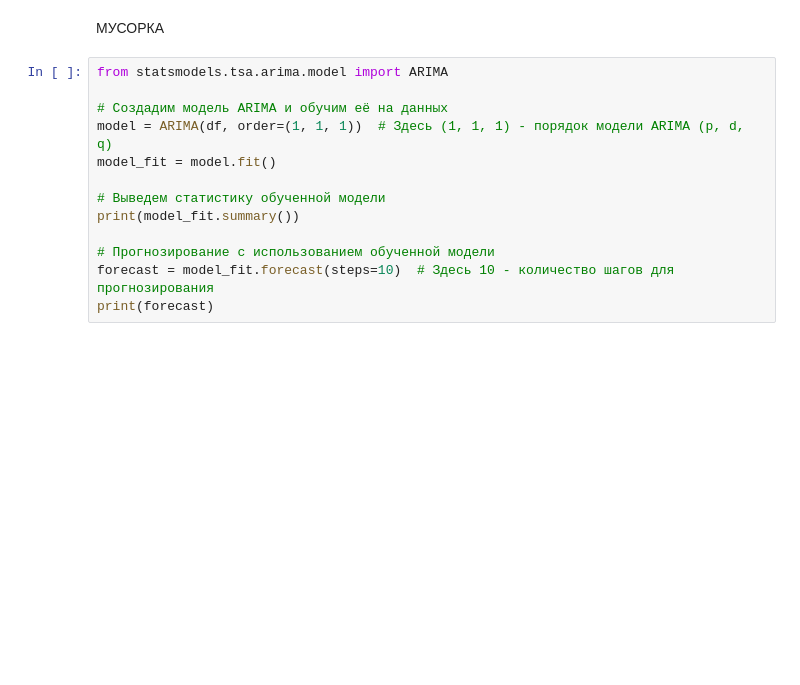
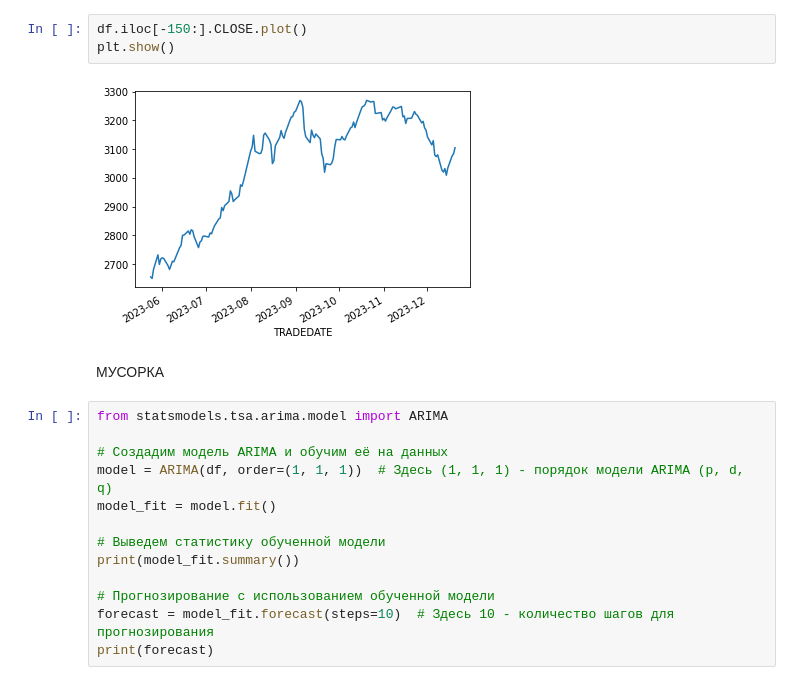
Before and after one commit to PaLashilo/PredictIMOEX, a Jupyter notebook: ARIMA.ipynb, the cells around one changed output. Cells and saved outputs as stored; diff of their text form; blank space fills up the shorter version.

```diff
--- a/ARIMA.ipynb
+++ b/ARIMA.ipynb
@@ -53,3 +135,8 @@ memory usage: 771.9+ KB
+# %%
+df.iloc[-150:].CLOSE.plot()
+plt.show()
+# %% [output]
+[figure, added]
 # %% [markdown]
 МУСОРКА
 # %%
```
Also changed, not shown: parts of 16 cells of this notebook.
